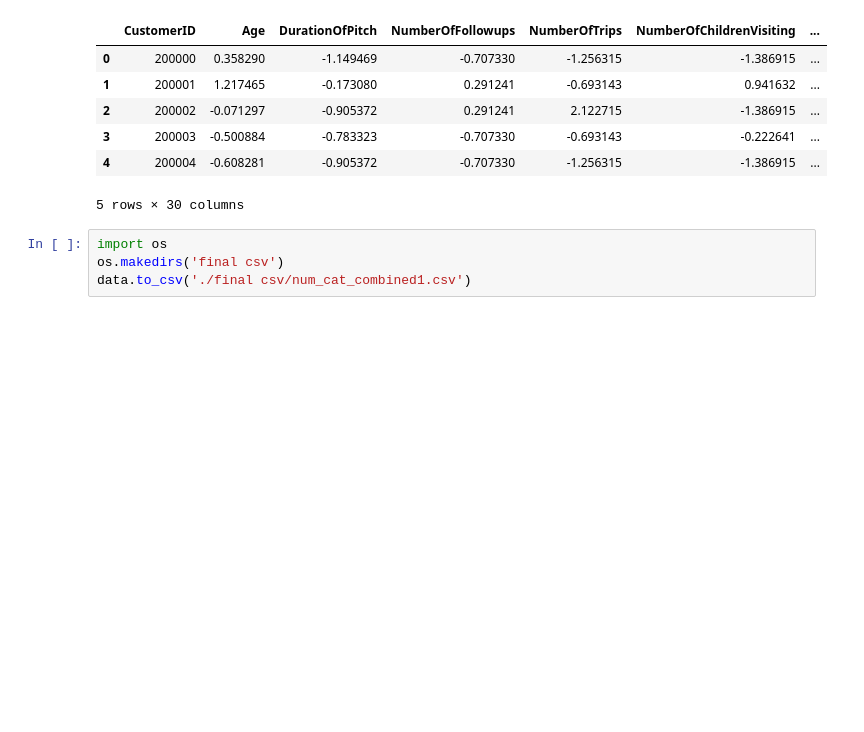
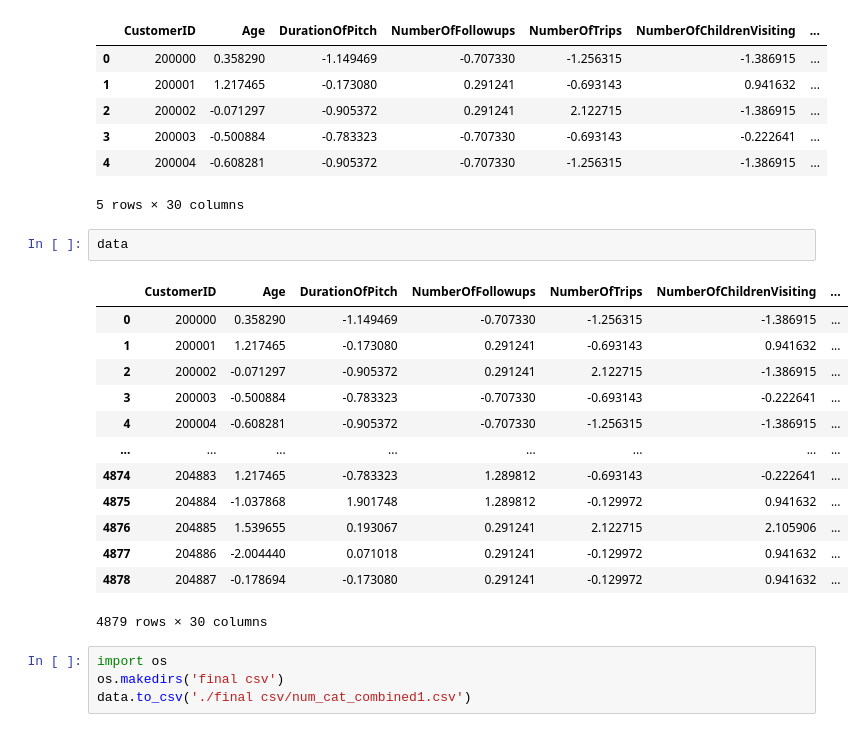
Before and after one commit to atharv4git/EDA-DP-FE--test, a Jupyter notebook: travel daataset analysis/combining num and cat data.ipynb, the cells around one changed output. Cells and saved outputs as stored; diff of their text form; blank space fills up the shorter version.

Commit message:
num cat preprocessed data combined - iteration 1

```diff
--- a/travel daataset analysis/combining num and cat data.ipynb
+++ b/travel daataset analysis/combining num and cat data.ipynb
@@ -141,6 +141,22 @@ data.head()
 | 3 | 200003 | -0.500884 | -0.783323 | -0.707330 | -0.693143 | -0.222641 | ... |
 | 4 | 200004 | -0.608281 | -0.905372 | -0.707330 | -1.256315 | -1.386915 | ... |
 5 rows × 30 columns
+# %%
+data
+# %% [output]
+|  | CustomerID | Age | DurationOfPitch | NumberOfFollowups | NumberOfTrips | NumberOfChildrenVisiting | ... |
+| 0 | 200000 | 0.358290 | -1.149469 | -0.707330 | -1.256315 | -1.386915 | ... |
+| 1 | 200001 | 1.217465 | -0.173080 | 0.291241 | -0.693143 | 0.941632 | ... |
+| 2 | 200002 | -0.071297 | -0.905372 | 0.291241 | 2.122715 | -1.386915 | ... |
+| 3 | 200003 | -0.500884 | -0.783323 | -0.707330 | -0.693143 | -0.222641 | ... |
+| 4 | 200004 | -0.608281 | -0.905372 | -0.707330 | -1.256315 | -1.386915 | ... |
+| ... | ... | ... | ... | ... | ... | ... | ... |
+| 4874 | 204883 | 1.217465 | -0.783323 | 1.289812 | -0.693143 | -0.222641 | ... |
+| 4875 | 204884 | -1.037868 | 1.901748 | 1.289812 | -0.129972 | 0.941632 | ... |
+| 4876 | 204885 | 1.539655 | 0.193067 | 0.291241 | 2.122715 | 2.105906 | ... |
+| 4877 | 204886 | -2.004440 | 0.071018 | 0.291241 | -0.129972 | 0.941632 | ... |
+| 4878 | 204887 | -0.178694 | -0.173080 | 0.291241 | -0.129972 | 0.941632 | ... |
+4879 rows × 30 columns
 # %%
 import os
 os.makedirs('final csv')
```
